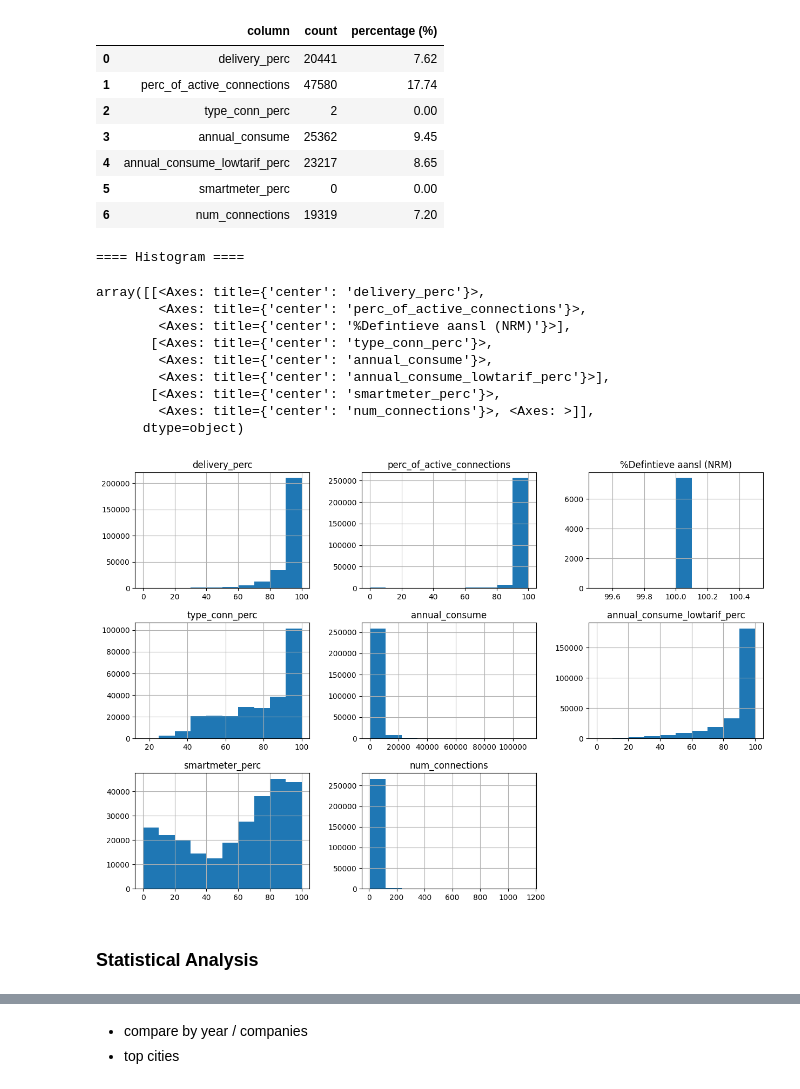
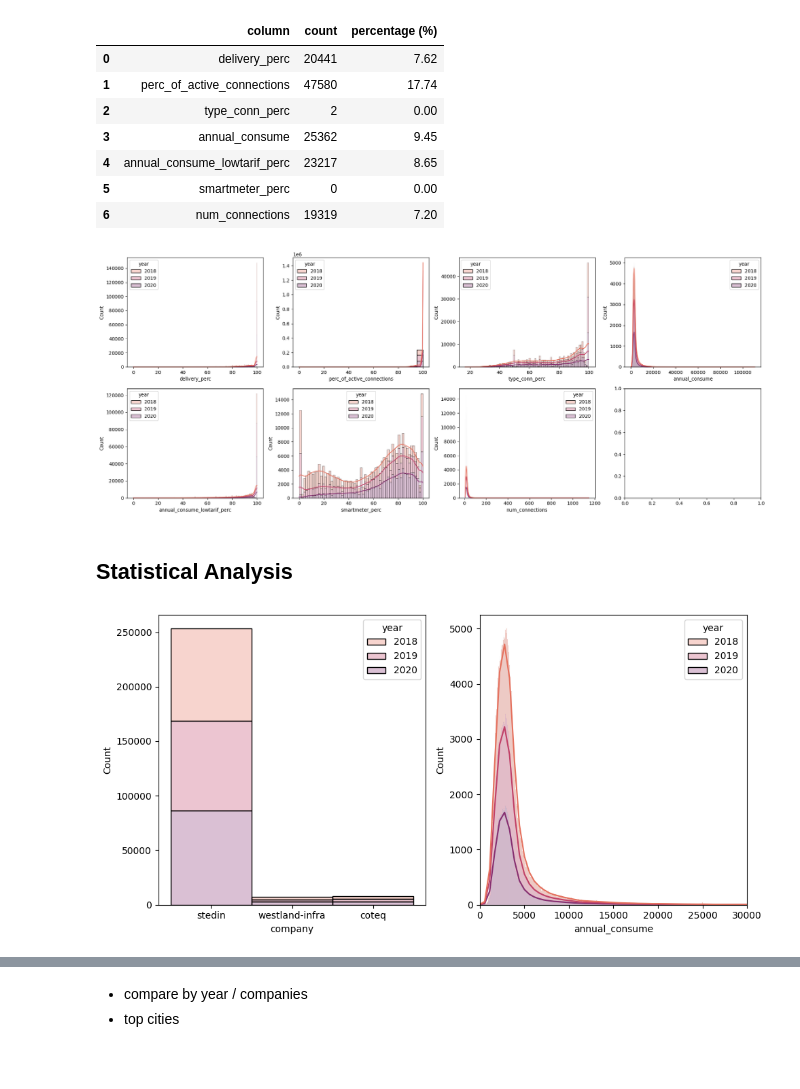
Before and after one commit to OnlyUsePascal/EEET2574-BigData-Asm2, a Jupyter notebook: jupyter-notebook/notebook/notebook-electricity.ipynb, the cells around one changed output, grey strips where cells are left out. Drawn from its saved outputs; the diff is of its cells as text; code cells hidden in the pictures; blank space fills up the shorter version.

```diff
--- a/jupyter-notebook/notebook/notebook-electricity.ipynb
+++ b/jupyter-notebook/notebook/notebook-electricity.ipynb
@@ -299,20 +288,26 @@ display(count_outlier(df_raw, outlier_fields))
 | 4 | annual_consume_lowtarif_perc | 23217 | 8.65 |
 | 5 | smartmeter_perc | 0 | 0.00 |
 | 6 | num_connections | 19319 | 7.20 |
-# %%
-print('==== Histogram ====')
-df_raw.hist(figsize=(15, 10))
-# %% [output]
-==== Histogram ====
-array([[<Axes: title={'center': 'delivery_perc'}>,
-        <Axes: title={'center': 'perc_of_active_connections'}>,
-        <Axes: title={'center': '%Defintieve aansl (NRM)'}>],
-       [<Axes: title={'center': 'type_conn_perc'}>,
-        <Axes: title={'center': 'annual_consume'}>,
-        <Axes: title={'center': 'annual_consume_lowtarif_perc'}>],
-       [<Axes: title={'center': 'smartmeter_perc'}>,
-        <Axes: title={'center': 'num_connections'}>, <Axes: >]],
-      dtype=object)
-[figure, removed]
+# %%
+def show_hist_numerical(cols):
+    fig, axes = plt.subplots(nrows=2, ncols=4, figsize=(20, 8))
+    axes = axes.flatten()
+
+    for i, column in enumerate(cols):
+        sns.histplot(x=column,
+                    data=df_raw,
+                    ax=axes[i],
+                    multiple='stack',
+                    alpha=0.3,
+                    kde=True,
+                    palette='flare',
+                    hue="year")
+
+    plt.tight_layout()
+    plt.show()
+
+show_hist_numerical(numerical_fields)
+# %% [output]
+[figure, added]
 # %% [markdown]
-### Statistical Analysis
+## Statistical Analysis
@@ -318,0 +316,28 @@ array([[<Axes: title={'center': 'delivery_perc'}>,
+# %%
+def year_and_companies():
+  fig, axes = plt.subplots(ncols = 2, figsize=(10, 5))
+  sns.histplot(x='company',
+              data=df_raw,
+              ax=axes[0],
+              multiple='stack',
+              alpha=0.3,
+              palette='flare',
+              hue="year")
+
+
+  sns.histplot(x='annual_consume',
+              data=df_raw,
+              ax=axes[1],
+              multiple='stack',
+              alpha=0.3,
+              hue="year",
+              palette='flare',
+              kde=True)
+
+  axes[1].set_xlim(0, 30000)
+  plt.tight_layout()
+  plt.show()
+
+year_and_companies()
+# %% [output]
+[figure, added]
```
Also changed, not shown: parts of 26 cells of this notebook.
